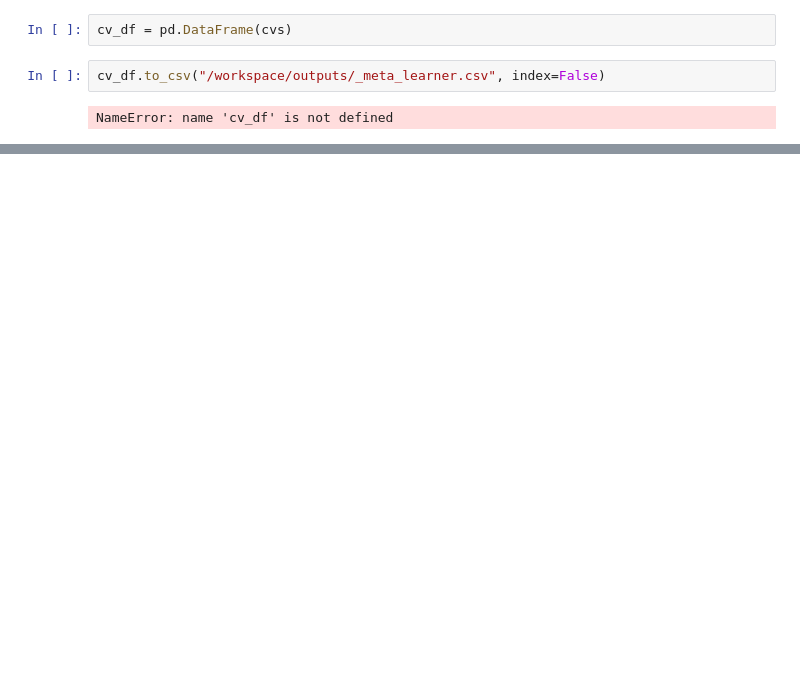
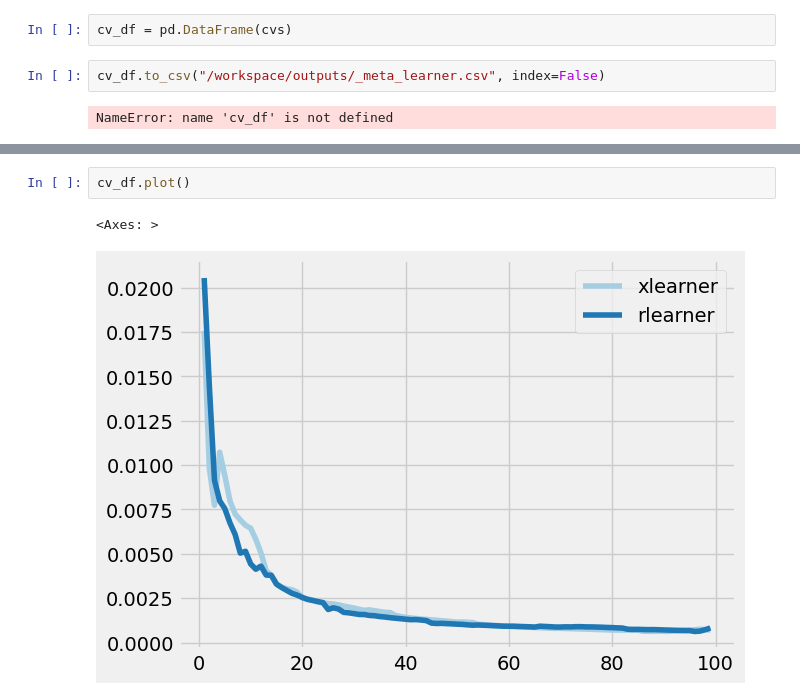
Before and after one commit to YuriNakayama/cate, a Jupyter notebook: dev/eda/causalml.ipynb, the cells around one changed output, grey strips where cells are left out. Cells and saved outputs as stored; diff of their text form; blank space fills up the shorter version.

```diff
--- a/dev/eda/causalml.ipynb
+++ b/dev/eda/causalml.ipynb
@@ -241,0 +329,5 @@ np.version
+# %%
+cv_df.plot()
+# %% [output]
+<Axes: >
+[figure, added]
```
Also changed, not shown: parts of 4 cells of this notebook, 6 other files.
